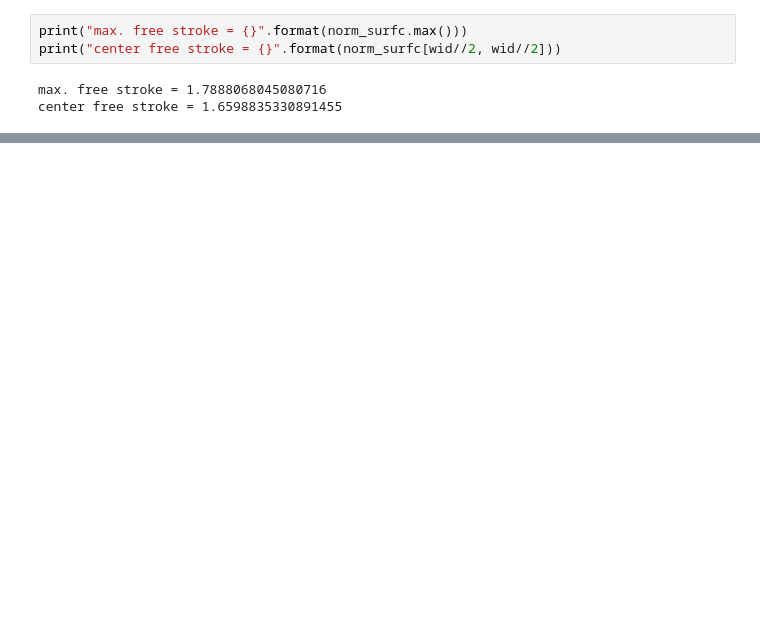
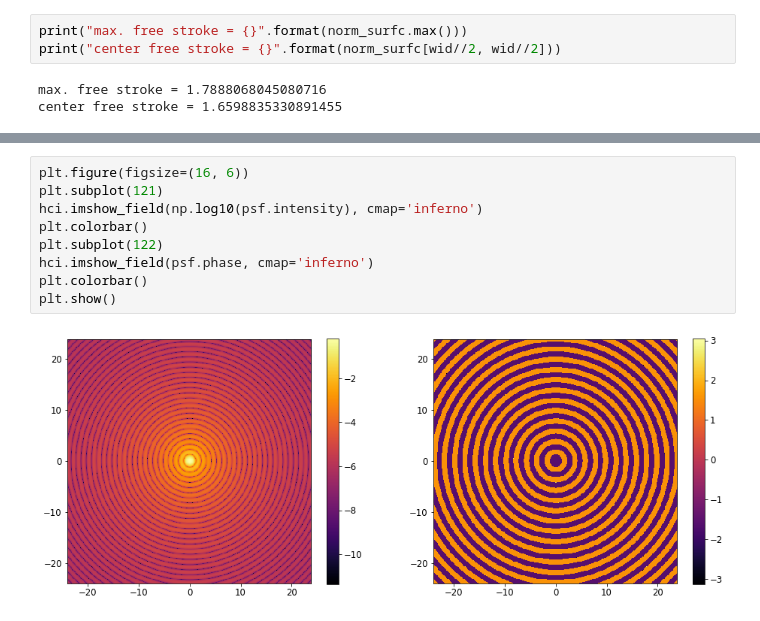
Before and after one commit to chen-pin/sleec, a Jupyter notebook: source/verify_coro_sleec.ipynb, the cells around one changed output, grey strips where cells are left out. Saved outputs shown, nothing was run; the diff lists cells and outputs as text; blank space fills up the shorter version.

```diff
--- a/source/verify_coro_sleec.ipynb
+++ b/source/verify_coro_sleec.ipynb
@@ -77,0 +111,11 @@ plt.show()
+# %%
+plt.figure(figsize=(16, 6))
+plt.subplot(121)
+hci.imshow_field(np.log10(psf.intensity), cmap='inferno')
+plt.colorbar()
+plt.subplot(122)
+hci.imshow_field(psf.phase, cmap='inferno')
+plt.colorbar()
+plt.show()
+# %% [output]
+[figure, added]
```
Also changed, not shown: parts of 13 cells of this notebook, 1 other file.
